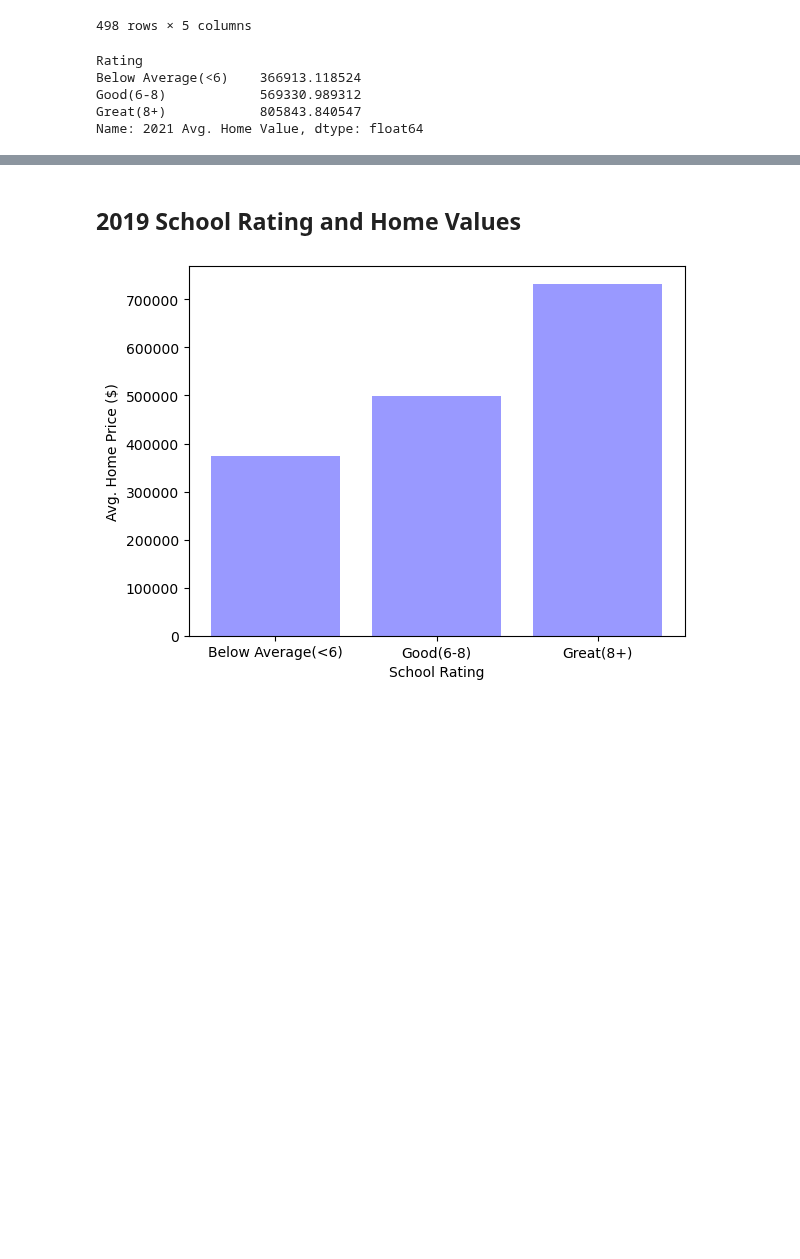
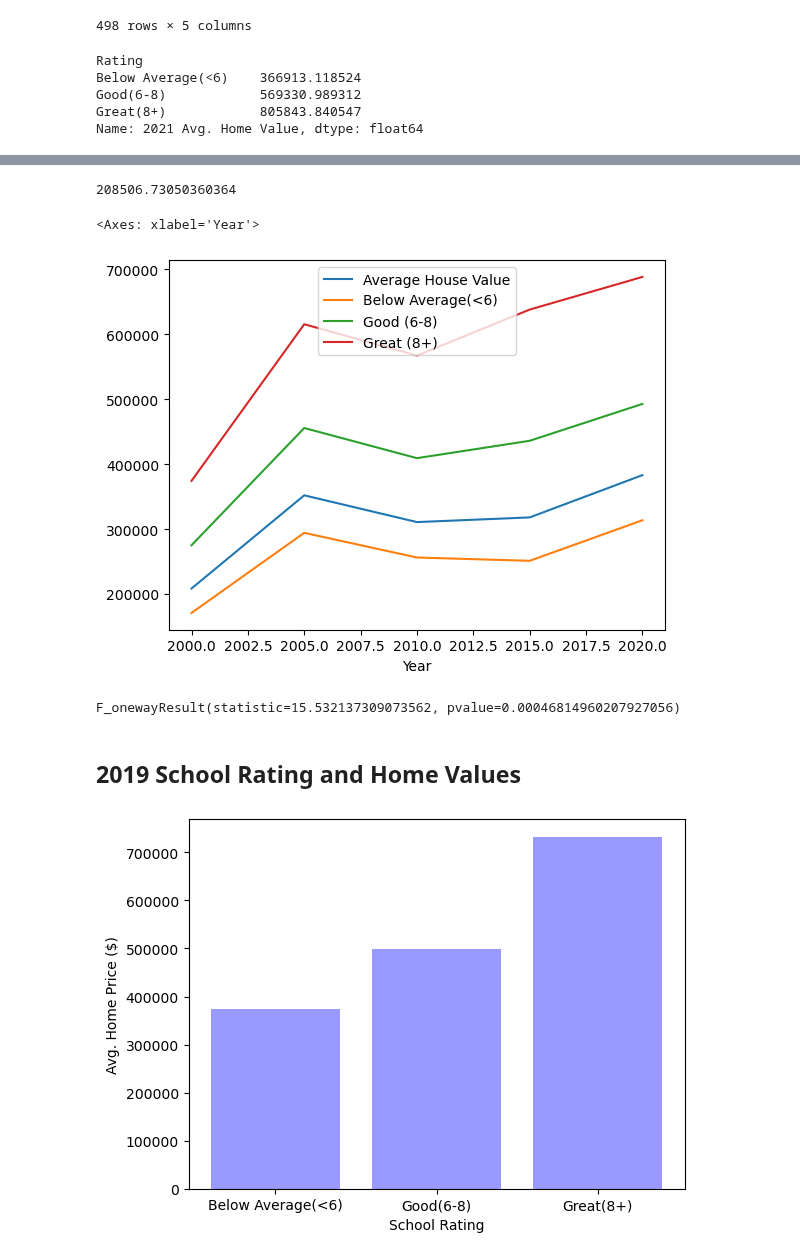
Before and after one commit to tlochan/ProjectOne, a Jupyter notebook: Data Cleaning.ipynb, the cells around one changed output, grey strips where cells are left out. Cells and saved outputs as stored; diff of their text form; code cells hidden in the pictures; blank space fills up the shorter version.

```diff
--- a/Data Cleaning.ipynb
+++ b/Data Cleaning.ipynb
@@ -229,3 +288,21 @@ long_school_df
+# %%
+#join data sets on Zip Code Columns
+long_merge_df = pd.merge(longDf,greatDf,right_on="Zip Code",left_on="Zip Code", how="inner")
+
+#average value per year
+avg2000 = long_merge_df["2000 Avg Home Price"].mean()
+avg2000
+# %% [output]
+208506.73050360364
+# %%
+vs_avg_df.plot(kind="line",x="Year")
+# %% [output]
+<Axes: xlabel='Year'>
+[figure, added]
+# %%
+stats.f_oneway(below_avg, good, great)
+# %% [output]
+F_onewayResult(statistic=15.532137309073562, pvalue=0.00046814960207927056)
 # %% [markdown]
 ## 2019 School Rating and Home Values
 # %%
```
Also changed, not shown: parts of 10 cells of this notebook.
